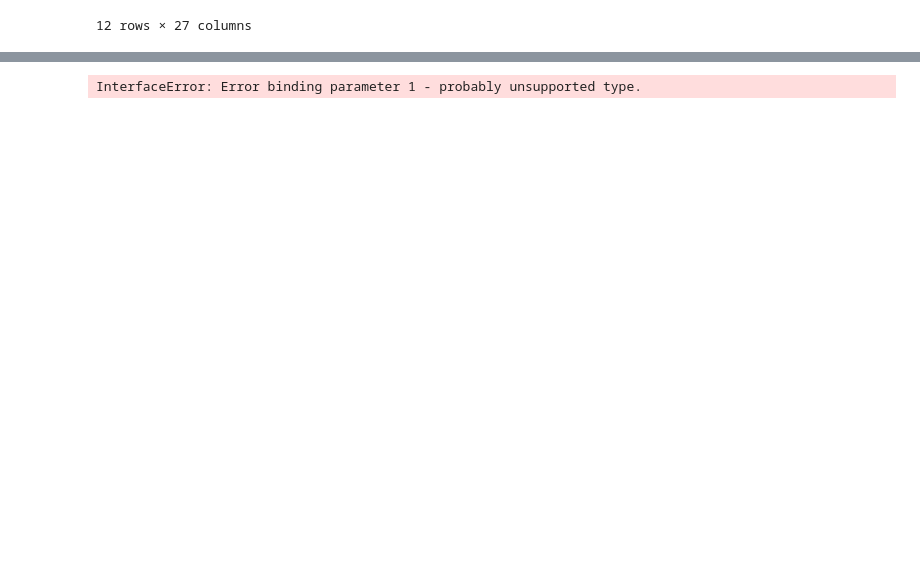
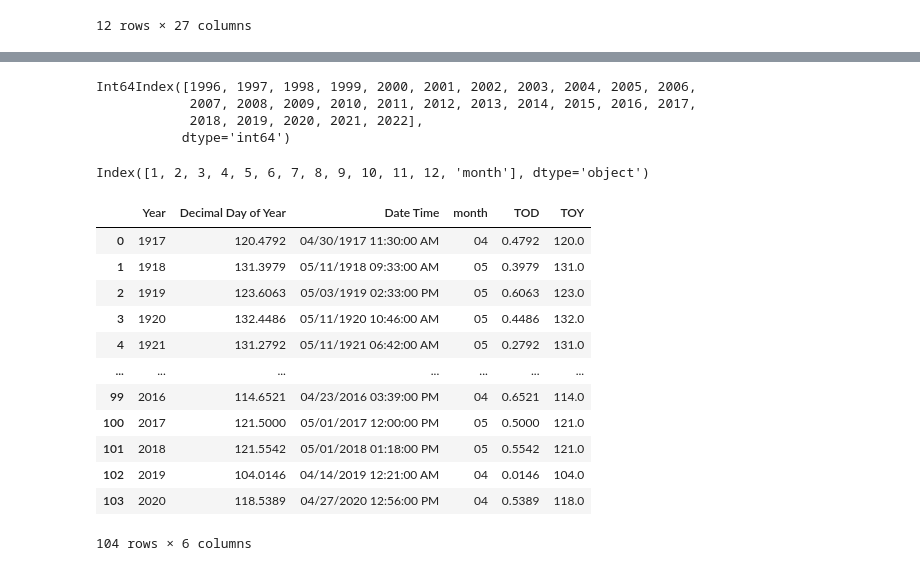
Before and after one commit to courtkneeking/ml_project, a Jupyter notebook: data_extra.ipynb, the cells around one changed output, grey strips where cells are left out. Cells and saved outputs as stored; diff of their text form; code cells hidden in the pictures; blank space fills up the shorter version.

```diff
--- a/data_extra.ipynb
+++ b/data_extra.ipynb
@@ -130,4 +108,31 @@ weather_types
-# %%
-weather_types.to_sql('weathertypes', conn, if_exists='replace')
-# %% [output]
-InterfaceError: Error binding parameter 1 - probably unsupported type.
+# %%
+weather_types.columns
+# %% [output]
+Int64Index([1996, 1997, 1998, 1999, 2000, 2001, 2002, 2003, 2004, 2005, 2006,
+            2007, 2008, 2009, 2010, 2011, 2012, 2013, 2014, 2015, 2016, 2017,
+            2018, 2019, 2020, 2021, 2022],
+           dtype='int64')
+# %%
+weather_types.index
+# %% [output]
+Index([1, 2, 3, 4, 5, 6, 7, 8, 9, 10, 11, 12, 'month'], dtype='object')
+# %%
+events = pd.read_sql("""
+    SELECT *
+    from nib;
+    """, con=conn)
+events
+# %% [output]
+|  | Year | Decimal Day of Year | Date Time | month | TOD | TOY |
+| 0 | 1917 | 120.4792 | 04/30/1917 11:30:00 AM | 04 | 0.4792 | 120.0 |
+| 1 | 1918 | 131.3979 | 05/11/1918 09:33:00 AM | 05 | 0.3979 | 131.0 |
+| 2 | 1919 | 123.6063 | 05/03/1919 02:33:00 PM | 05 | 0.6063 | 123.0 |
+| 3 | 1920 | 132.4486 | 05/11/1920 10:46:00 AM | 05 | 0.4486 | 132.0 |
+| 4 | 1921 | 131.2792 | 05/11/1921 06:42:00 AM | 05 | 0.2792 | 131.0 |
+| ... | ... | ... | ... | ... | ... | ... |
+| 99 | 2016 | 114.6521 | 04/23/2016 03:39:00 PM | 04 | 0.6521 | 114.0 |
+| 100 | 2017 | 121.5000 | 05/01/2017 12:00:00 PM | 05 | 0.5000 | 121.0 |
+| 101 | 2018 | 121.5542 | 05/01/2018 01:18:00 PM | 05 | 0.5542 | 121.0 |
+| 102 | 2019 | 104.0146 | 04/14/2019 12:21:00 AM | 04 | 0.0146 | 104.0 |
+| 103 | 2020 | 118.5389 | 04/27/2020 12:56:00 PM | 04 | 0.5389 | 118.0 |
+104 rows × 6 columns
```
Also changed, not shown: parts of 5 cells of this notebook, 7 other files.
